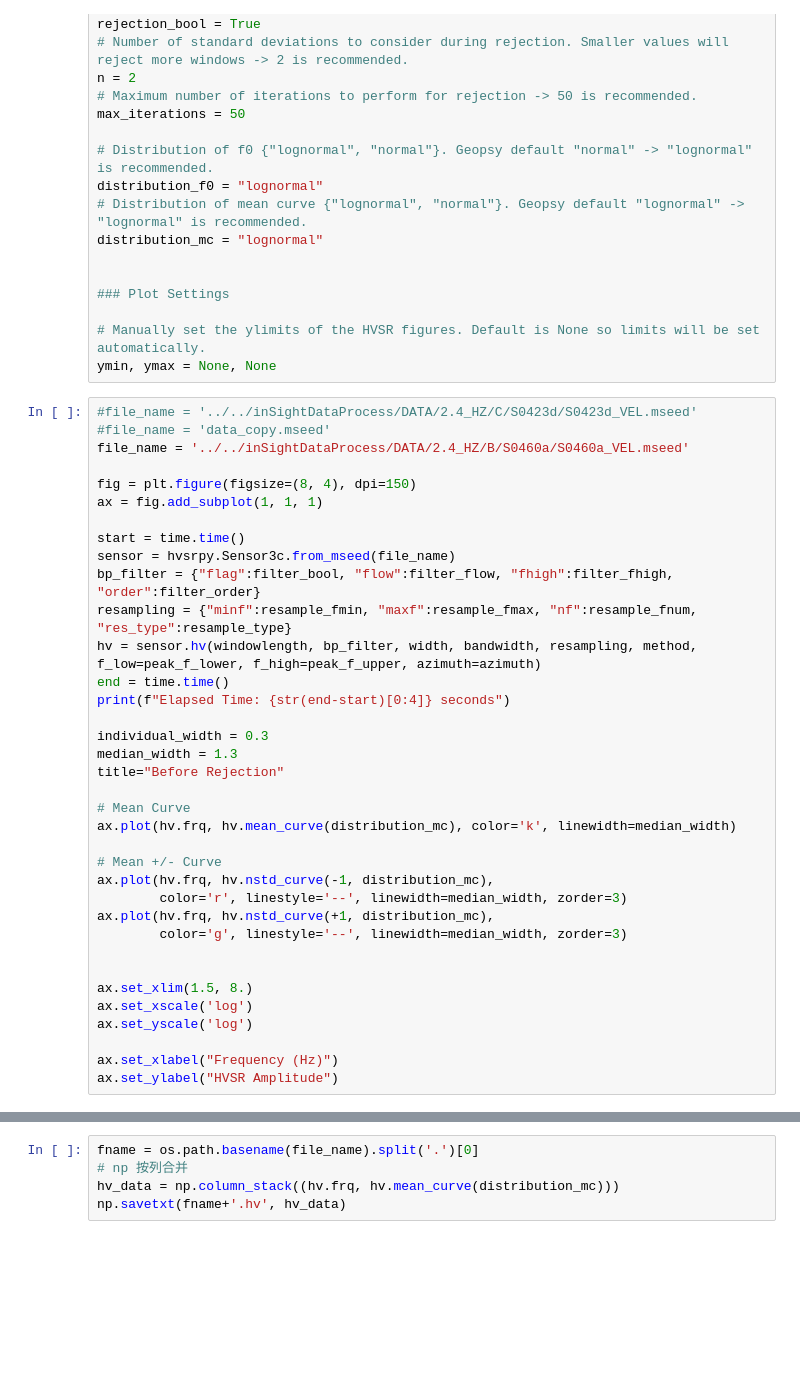
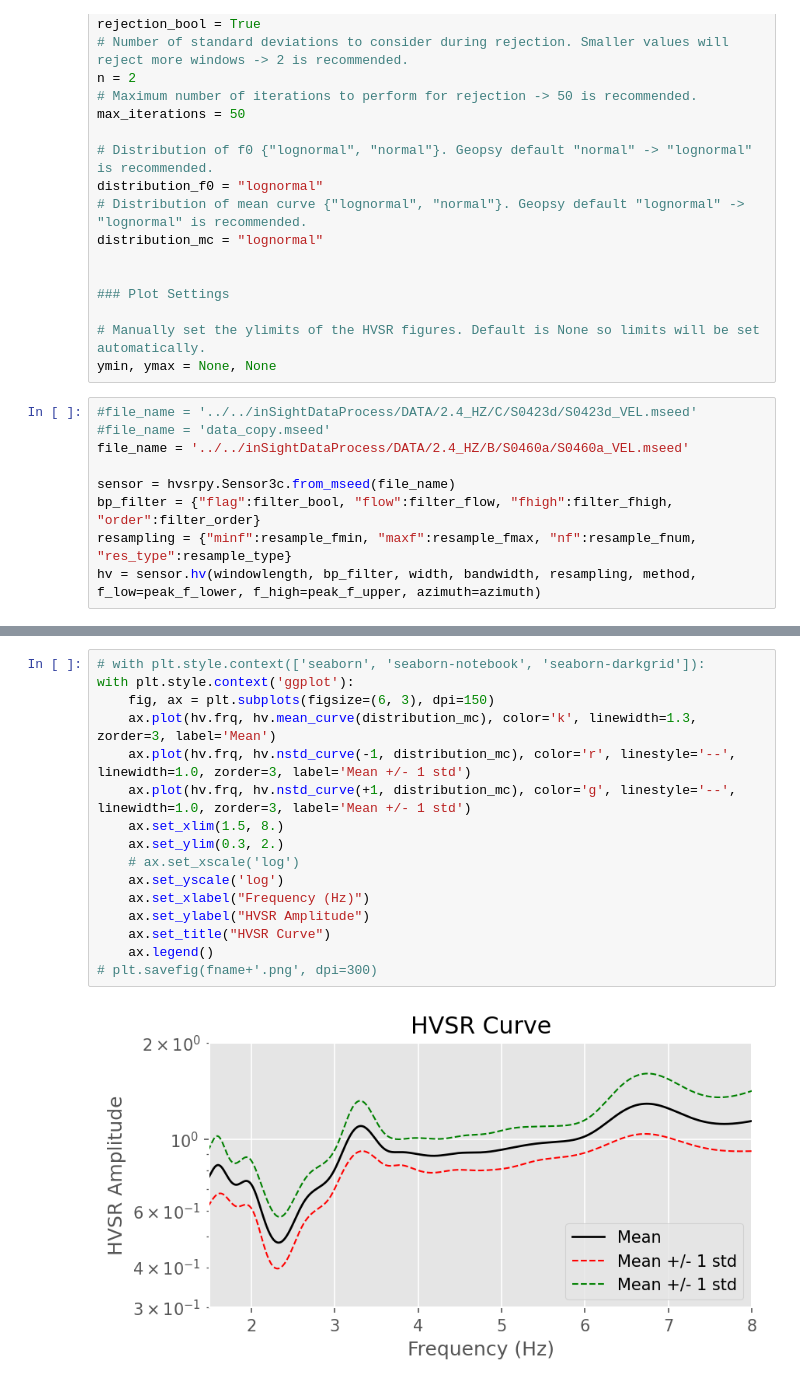
Before and after one commit to erbiaoger/hvsrUNet, a Jupyter notebook: examples/hvsr_true.ipynb, the cells around one changed output, grey strips where cells are left out. Drawn from its saved outputs; the diff is of its cells as text; blank space fills up the shorter version.

```diff
--- a/examples/hvsr_true.ipynb
+++ b/examples/hvsr_true.ipynb
@@ -73,34 +77,7 @@ ymin, ymax = None, None
 #file_name = 'data_copy.mseed'
 file_name = '../../inSightDataProcess/DATA/2.4_HZ/B/S0460a/S0460a_VEL.mseed'
 
-fig = plt.figure(figsize=(8, 4), dpi=150)
-ax = fig.add_subplot(1, 1, 1)
-
-start = time.time()
 sensor = hvsrpy.Sensor3c.from_mseed(file_name)
 bp_filter = {"flag":filter_bool, "flow":filter_flow, "fhigh":filter_fhigh, "order":filter_order}
 resampling = {"minf":resample_fmin, "maxf":resample_fmax, "nf":resample_fnum, "res_type":resample_type}
 hv = sensor.hv(windowlength, bp_filter, width, bandwidth, resampling, method, f_low=peak_f_lower, f_high=peak_f_upper, azimuth=azimuth)
-end = time.time()
-print(f"Elapsed Time: {str(end-start)[0:4]} seconds")
-
-individual_width = 0.3
-median_width = 1.3
-title="Before Rejection"
-
-# Mean Curve
-ax.plot(hv.frq, hv.mean_curve(distribution_mc), color='k', linewidth=median_width)
-
-# Mean +/- Curve
-ax.plot(hv.frq, hv.nstd_curve(-1, distribution_mc),
-        color='r', linestyle='--', linewidth=median_width, zorder=3)
-ax.plot(hv.frq, hv.nstd_curve(+1, distribution_mc),
-        color='g', linestyle='--', linewidth=median_width, zorder=3)
-
-
-ax.set_xlim(1.5, 8.)
-ax.set_xscale('log')
-ax.set_yscale('log')
-
-ax.set_xlabel("Frequency (Hz)")
-ax.set_ylabel("HVSR Amplitude")
@@ -111,5 +84,18 @@ Text(0, 0.5, 'HVSR Amplitude')
-# %%
-fname = os.path.basename(file_name).split('.')[0]
-# np 按列合并
-hv_data = np.column_stack((hv.frq, hv.mean_curve(distribution_mc)))
-np.savetxt(fname+'.hv', hv_data)
+# %%
+# with plt.style.context(['seaborn', 'seaborn-notebook', 'seaborn-darkgrid']):
+with plt.style.context('ggplot'):
+    fig, ax = plt.subplots(figsize=(6, 3), dpi=150)
+    ax.plot(hv.frq, hv.mean_curve(distribution_mc), color='k', linewidth=1.3, zorder=3, label='Mean')
+    ax.plot(hv.frq, hv.nstd_curve(-1, distribution_mc), color='r', linestyle='--', linewidth=1.0, zorder=3, label='Mean +/- 1 std')
+    ax.plot(hv.frq, hv.nstd_curve(+1, distribution_mc), color='g', linestyle='--', linewidth=1.0, zorder=3, label='Mean +/- 1 std')
+    ax.set_xlim(1.5, 8.)
+    ax.set_ylim(0.3, 2.)
+    # ax.set_xscale('log')
+    ax.set_yscale('log')
+    ax.set_xlabel("Frequency (Hz)")
+    ax.set_ylabel("HVSR Amplitude")
+    ax.set_title("HVSR Curve")
+    ax.legend()
+# plt.savefig(fname+'.png', dpi=300)
+# %% [output]
+[figure, added]
```
Also changed, not shown: parts of 4 cells of this notebook, 10 other files.
